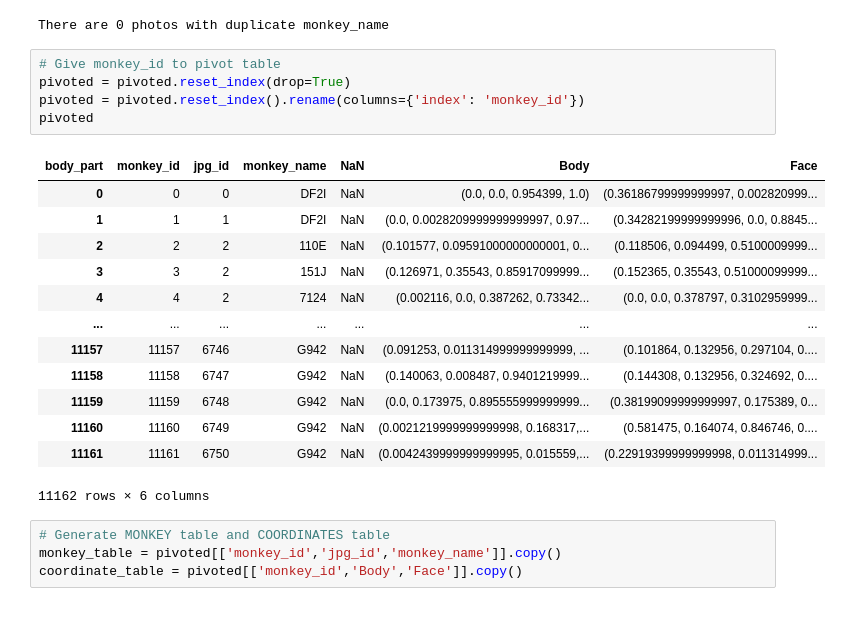
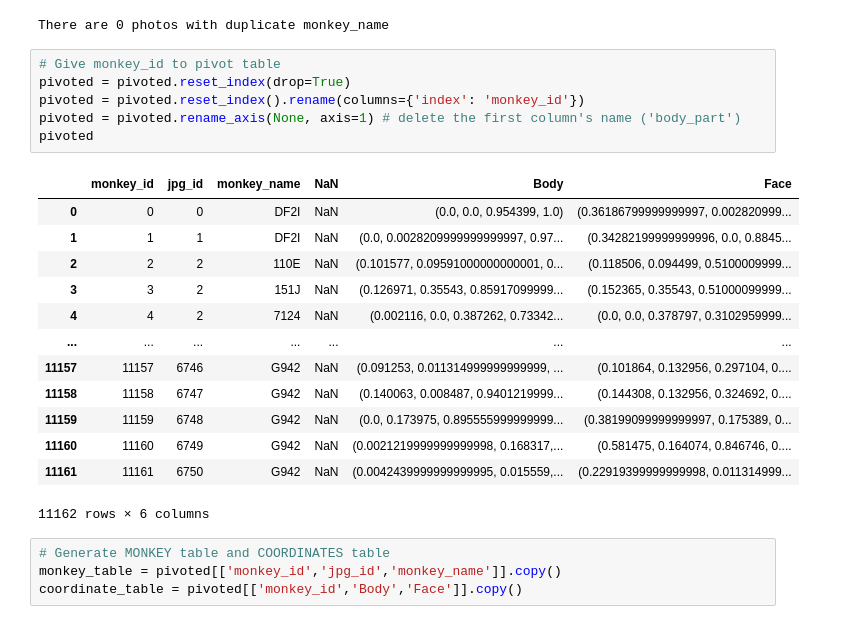
Before and after one commit to julie0924/PhotoMetadata, a Jupyter notebook: Combining.ipynb, the cells around one changed output. Saved outputs shown, nothing was run; the diff lists cells and outputs as text.

```diff
--- a/Combining.ipynb
+++ b/Combining.ipynb
@@ -181,10 +181,11 @@ There are 0 photos with duplicate monkey_name
 # %%
 # Give monkey_id to pivot table
 pivoted = pivoted.reset_index(drop=True)
 pivoted = pivoted.reset_index().rename(columns={'index': 'monkey_id'})
+pivoted = pivoted.rename_axis(None, axis=1) # delete the first column's name ('body_part')
 pivoted
 # %% [output]
-| body_part | monkey_id | jpg_id | monkey_name | NaN | Body | Face |
+|  | monkey_id | jpg_id | monkey_name | NaN | Body | Face |
 | 0 | 0 | 0 | DF2I | NaN | (0.0, 0.0, 0.954399, 1.0) | (0.36186799999999997, 0.002820999... |
 | 1 | 1 | 1 | DF2I | NaN | (0.0, 0.0028209999999999997, 0.97... | (0.34282199999999996, 0.0, 0.8845... |
 | 2 | 2 | 2 | 110E | NaN | (0.101577, 0.09591000000000001, 0... | (0.118506, 0.094499, 0.5100009999... |
```
Also changed, not shown: parts of 3 cells of this notebook, 10 other files.
